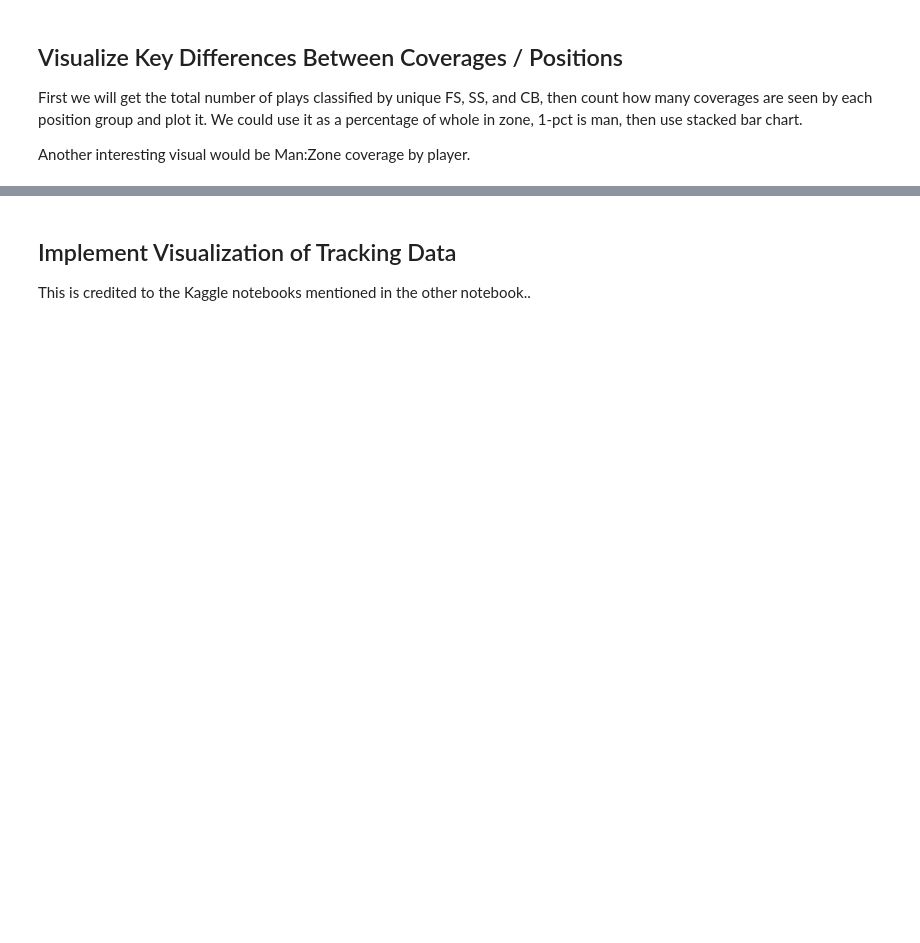
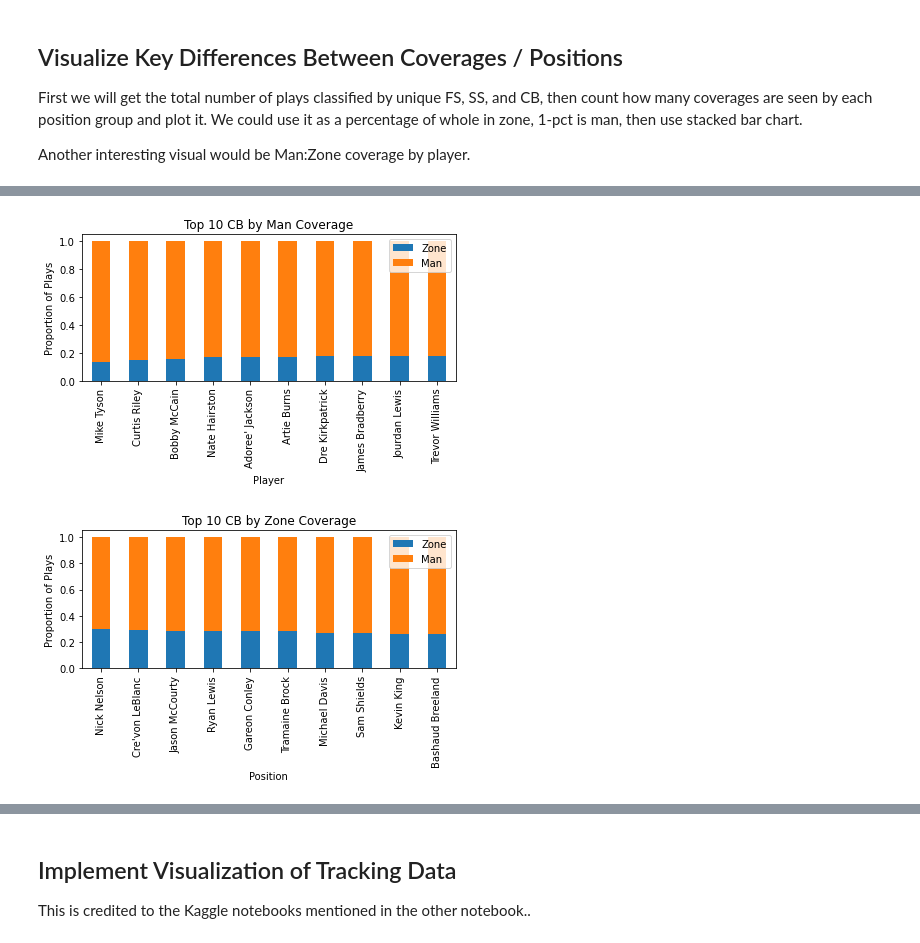
Before and after one commit to taarakshah/ms-thesis, a Jupyter notebook: NFL_Thesis_Modeling.ipynb, the cells around one changed output, grey strips where cells are left out. Drawn from its saved outputs; the diff is of its cells as text; code cells hidden in the pictures; blank space fills up the shorter version.

```diff
--- a/NFL_Thesis_Modeling.ipynb
+++ b/NFL_Thesis_Modeling.ipynb
@@ -204,0 +285,5 @@ to_plot.sort_values('Zone', ascending=False)
+# %%
+cb_plot = player_coverages(weekFin=weekFin, position='CB')
+# %% [output]
+[figure, added]
+[figure, added]
```
Also changed, not shown: parts of 38 cells of this notebook, 1 other file.
